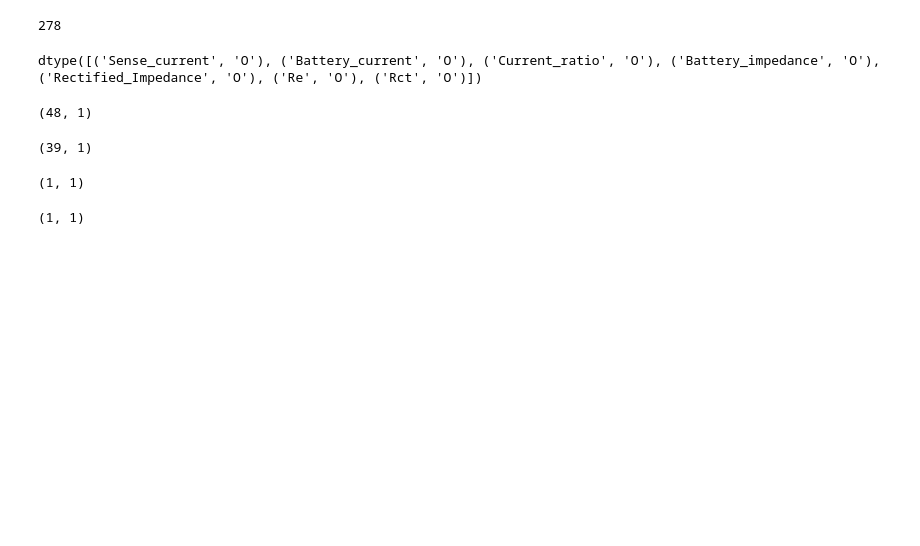
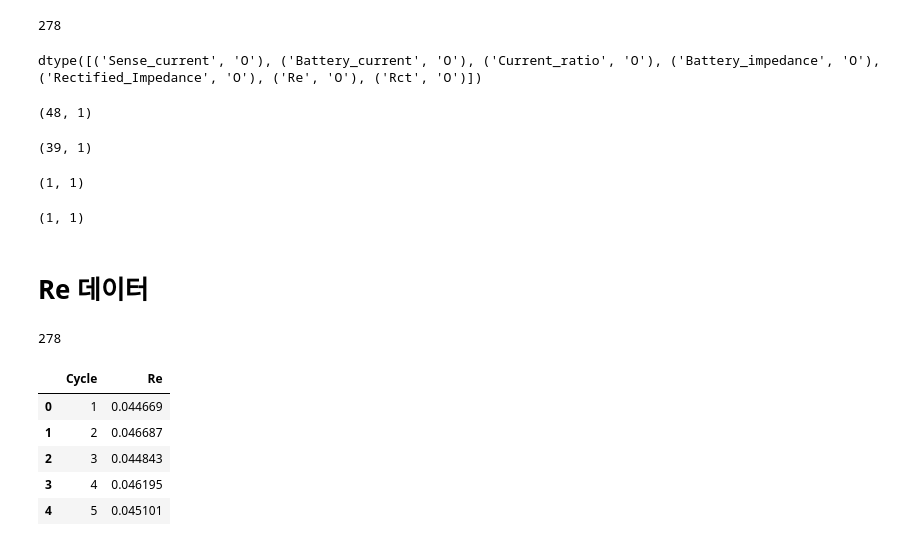
Before and after one commit to insu5177/Battery-Diagnostics-Study, a Jupyter notebook: notebooks/02_NASA_EDA.ipynb, the cells around one changed output. Cells and saved outputs as stored; diff of their text form; code cells hidden in the pictures; blank space fills up the shorter version.

```diff
--- a/notebooks/02_NASA_EDA.ipynb
+++ b/notebooks/02_NASA_EDA.ipynb
@@ -317,3 +319,13 @@ first_impedance["data"][0,0]["Re"].shape
 first_impedance["data"][0,0]["Rct"].shape
 # %% [output]
 (1, 1)
+# %% [markdown]
+# Re 데이터
+# %%
+res = []
+for record in impedances:
+    re = record["data"][0,0]["Re"][0,0]
+    res.append(re)
+len(res)
+# %% [output]
+278
@@ -319,0 +337,9 @@ first_impedance["data"][0,0]["Rct"].shape
+# %%
+df_Re.head()
+# %% [output]
+|  | Cycle | Re |
+| 0 | 1 | 0.044669 |
+| 1 | 2 | 0.046687 |
+| 2 | 3 | 0.044843 |
+| 3 | 4 | 0.046195 |
+| 4 | 5 | 0.045101 |
```
Also changed, not shown: parts of 12 cells of this notebook.
